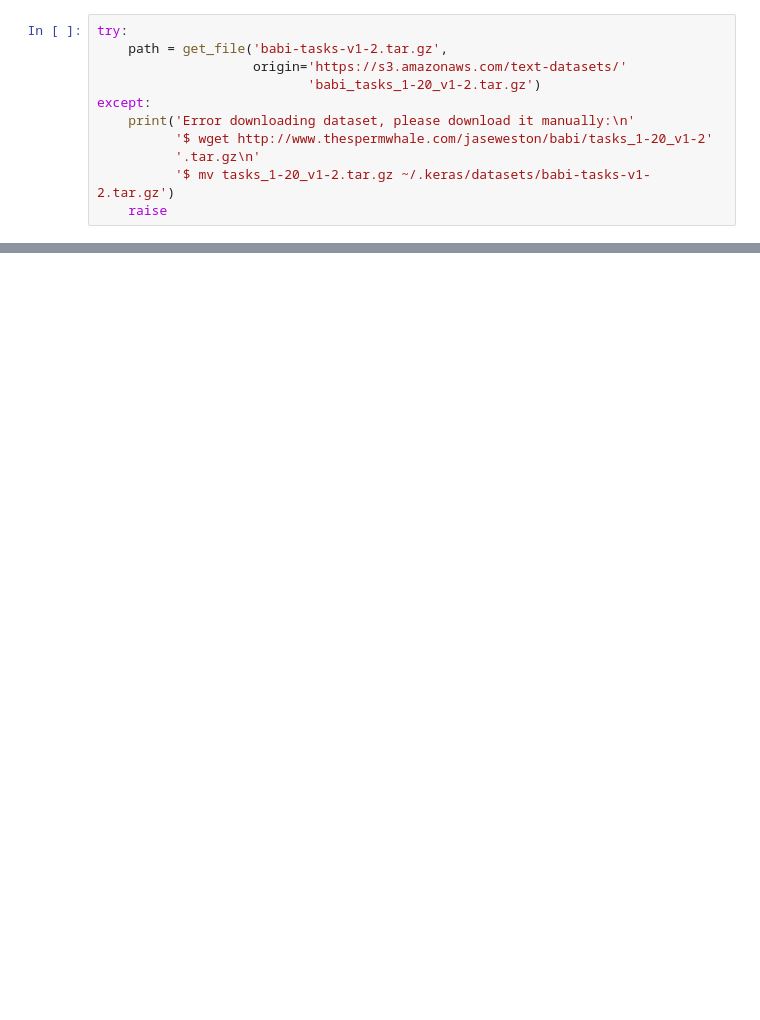
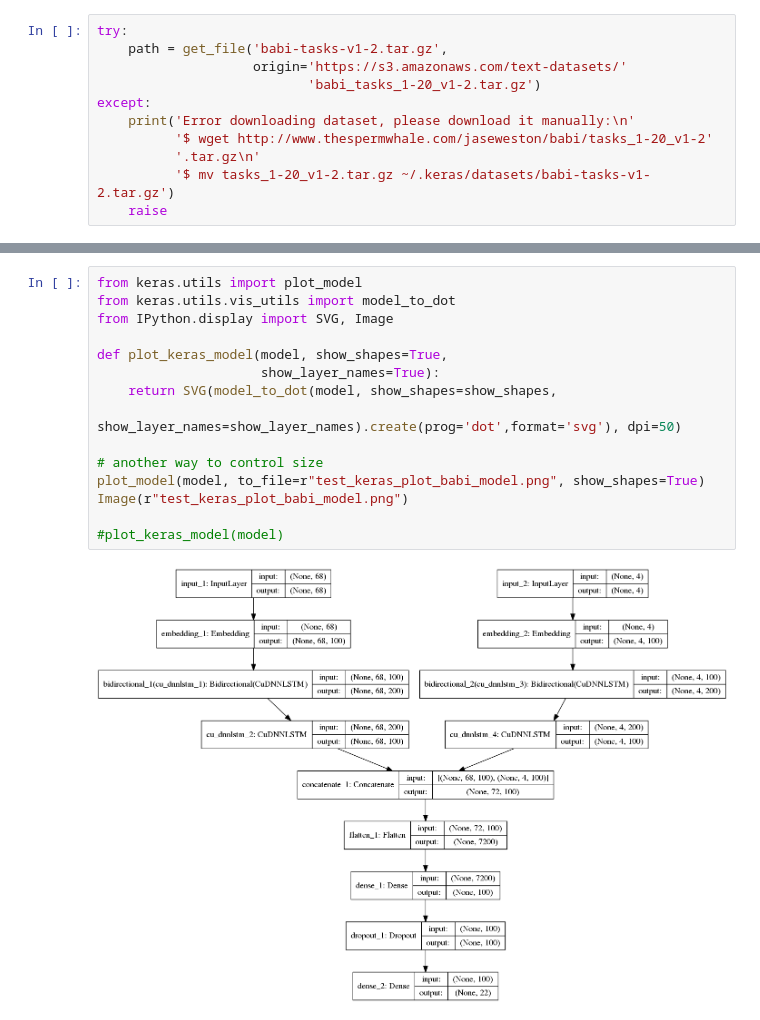
Before and after one commit to JoeDumoulin/CSCD496S19, a Jupyter notebook: Notebooks/Neural Networks with Recurrent Layers/bAbI problem in keras.ipynb, the cells around one changed output, grey strips where cells are left out. Cells and saved outputs as stored; diff of their text form; blank space fills up the shorter version.

```diff
--- a/Notebooks/Neural Networks with Recurrent Layers/bAbI problem in keras.ipynb
+++ b/Notebooks/Neural Networks with Recurrent Layers/bAbI problem in keras.ipynb
@@ -233,0 +248,17 @@ plt.show()
+# %%
+from keras.utils import plot_model
+from keras.utils.vis_utils import model_to_dot
+from IPython.display import SVG, Image
+
+def plot_keras_model(model, show_shapes=True,
+                     show_layer_names=True):
+    return SVG(model_to_dot(model, show_shapes=show_shapes,
+                            show_layer_names=show_layer_names).create(prog='dot',format='svg'), dpi=50)
+
+# another way to control size
+plot_model(model, to_file=r"test_keras_plot_babi_model.png", show_shapes=True)
+Image(r"test_keras_plot_babi_model.png")
+
+#plot_keras_model(model)
+# %% [output]
+[figure, added]
```
Also changed, not shown: parts of 7 cells of this notebook, 3 other files.
